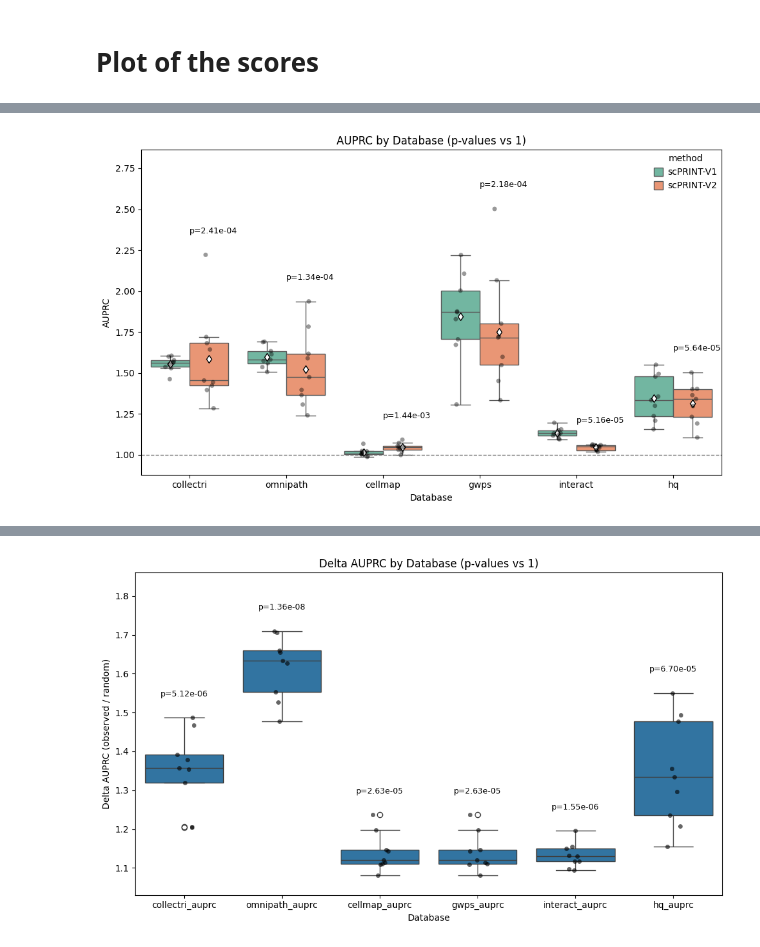
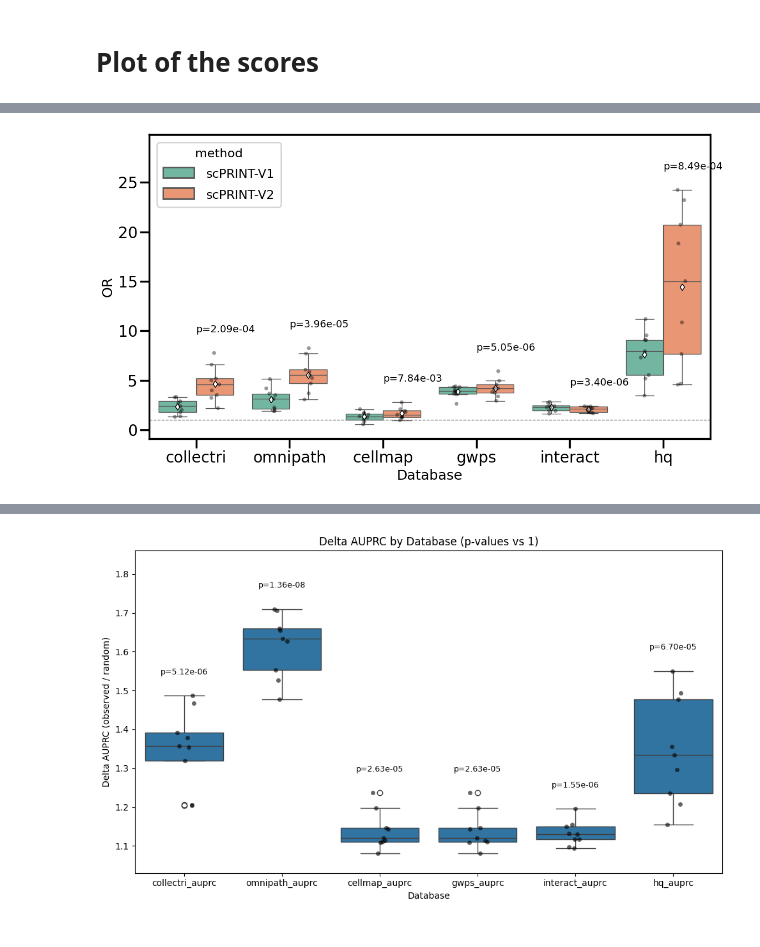
Before and after one commit to Huang-lab/Microglia_foundation_model, a Jupyter notebook: notebooks/scPRINT-2-repro-notebooks/gene_networks.ipynb, the cells around one changed output, grey strips where cells are left out. Saved outputs shown, nothing was run; the diff lists cells and outputs as text; code cells hidden in the pictures.

```diff
--- a/notebooks/scPRINT-2-repro-notebooks/gene_networks.ipynb
+++ b/notebooks/scPRINT-2-repro-notebooks/gene_networks.ipynb
@@ -377,5 +395,8 @@ grn.var.index = make_index_unique(grn.var["symbol"].astype(str))
 # %% [markdown]
 # run on multiple cell types in a dataset and test using our ground truths
 # %%
-gwps = get_perturb_gt()
+gwps = get_perturb_gt(
+    filename_adata="/pasteur/appa/homes/jkalfon/benGRN/data/ess_perturb_sc.h5ad",
+    filename_bh="/pasteur/appa/homes/jkalfon/benGRN/data/BH-corrected.csv.gz",
+)
 gwps.var.index = gwps.var.gene_name
@@ -2181,6 +1573,6 @@ Sinusoidal endothelial cell_interact_hq
 # %%
 df = pd.DataFrame(
-    {i: v for i, v in show.items() if "_auprc" in i},
+    {i: v for i, v in show.items() if "_aupr" in i},
     index=[
         "Loop of Henle",
         "Epithelial cell",
@@ -2194,8 +1586,8 @@ df = pd.DataFrame(
     ],
 )
 
-# Clean column names (remove '_auprc' suffix)
-df.columns = [col.replace("_auprc", "") for col in df.columns]
+# Clean column names (remove '_aupr' suffix)
+df.columns = [col.replace("_aupr", "") for col in df.columns]
 
 # Long format for seaborn
 df_long2 = df.reset_index().melt(
@@ -2210,48 +1602,63 @@ import seaborn as sns
 import matplotlib.pyplot as plt
 from scipy.stats import ttest_1samp
 
-plt.figure(figsize=(10, 6))
+# Font sizes
+FS_TITLE = 20
+FS_LABEL = 18
+FS_TICK = 20
+FS_LEGEND = 16
+FS_PVAL = 13
+
+plt.figure(figsize=(12, 7))
 ax = sns.boxplot(
     data=df_long,
     x="Database",
-    y="AUPRC",
+    y="OR",
     hue="method",
     fliersize=0,
     palette="Set2",
     showmeans=True,
     meanprops={"marker": "d", "markerfacecolor": "white", "markeredgecolor": "black"},
 )
 sns.stripplot(
     data=df_long,
     x="Database",
-    y="AUPRC",
+    y="OR",
     hue="method",
-    palette=["black", "black"],  # Use black for both methods
-    dodge=True,  # This aligns the strips with the boxplot groups
+    palette=["black", "black"],
+    dodge=True,
     alpha=0.4,
     size=5,
-    legend=False,  # Avoid duplicate legend entries
+    legend=False,
 )
-# Reference line at 1
+
 ax.axhline(1, ls="--", c="gray", lw=1)
 
-# Compute and annotate p-values (one-sample test vs 0)
-max_y = df_long2["AUPRC"].max()
-min_y = df_long2["AUPRC"].min()
+max_y = df_long2["OR"].max()
+min_y = df_long2["OR"].min()
 span = max(max_y - min_y, 1e-6)
 offset = 0.08 * span
 
 for i, col in enumerate(df.columns):
     x = df[col].dropna().values
     stat, p = ttest_1samp(x, 1.0, nan_policy="omit")
     y = df[col].max() + offset
-    ax.text(i, y, f"p={p:.2e}", ha="left", va="bottom", fontsize=9)
+    ax.text(i, y, f"p={p:.2e}", ha="left", va="bottom", fontsize=FS_PVAL)
 
 ax.set_ylim(min_y - offset, max_y + 3 * offset)
-plt.title("AUPRC by Database (p-values vs 1)")
-plt.xlabel("Database")
-plt.ylabel("AUPRC")
+#ax.set_title("OR by Database (p-values vs 1)", fontsize=FS_TITLE)
+ax.set_xlabel("Database", fontsize=FS_LABEL)
+ax.set_ylabel("OR", fontsize=FS_LABEL)
+ax.tick_params(axis="both", labelsize=FS_TICK)
+
+leg = ax.get_legend()
+if leg is not None:
+    leg.set_title("method")
+    leg.get_title().set_fontsize(FS_LEGEND)
+    for t in leg.get_texts():
+        t.set_fontsize(FS_LEGEND)
+
 plt.tight_layout()
 plt.show()
 # %% [output]
-[figure, old version]
+[figure, new version]
```
Also changed, not shown: parts of 18 cells of this notebook, 14 other files.
